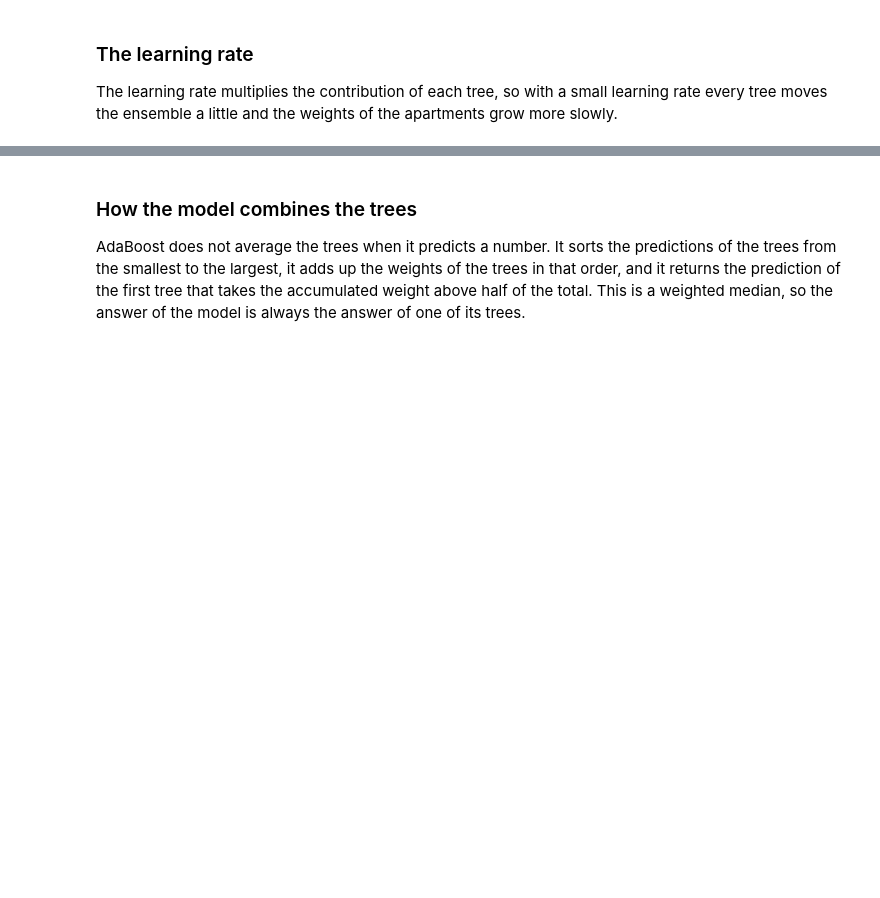
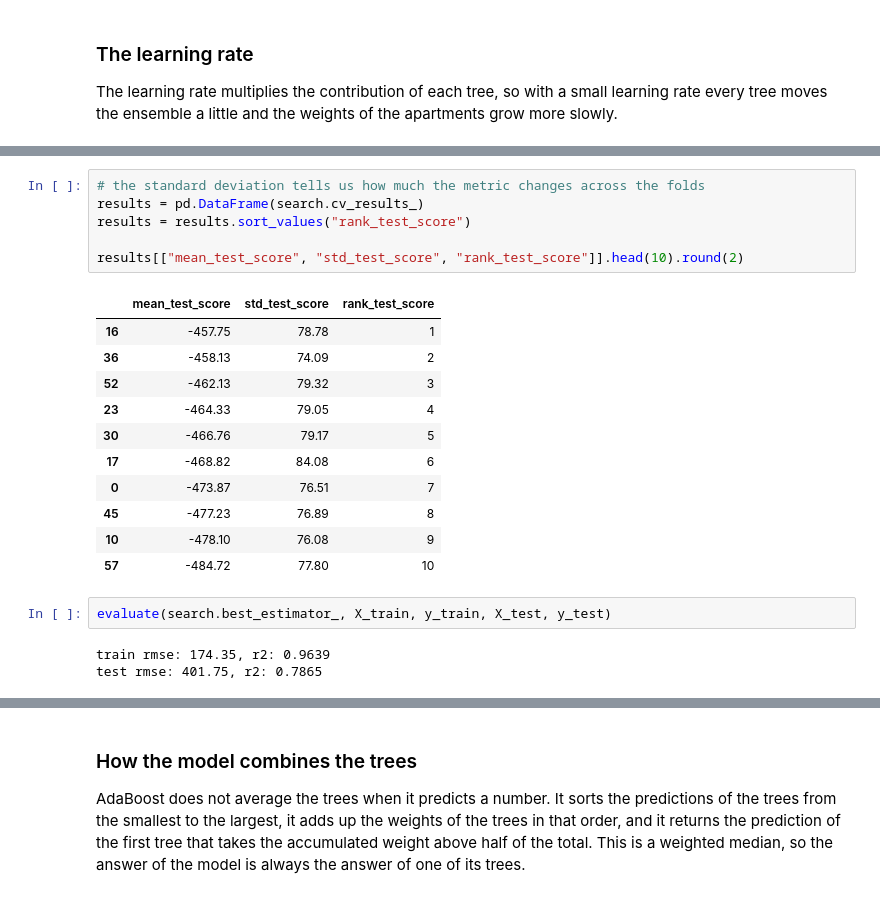
Before and after one commit to trainindata/master-tree-ensemble-models, a Jupyter notebook: 03-boosting/02-adaboost-regression.ipynb, the cells around one changed output, grey strips where cells are left out. Cells and saved outputs as stored; diff of their text form; blank space fills up the shorter version.

```diff
--- a/03-boosting/02-adaboost-regression.ipynb
+++ b/03-boosting/02-adaboost-regression.ipynb
@@ -179,0 +305,23 @@ evaluate(ada, X_train, y_train, X_test, y_test)
+# %%
+# the standard deviation tells us how much the metric changes across the folds
+results = pd.DataFrame(search.cv_results_)
+results = results.sort_values("rank_test_score")
+
+results[["mean_test_score", "std_test_score", "rank_test_score"]].head(10).round(2)
+# %% [output]
+|  | mean_test_score | std_test_score | rank_test_score |
+| 16 | -457.75 | 78.78 | 1 |
+| 36 | -458.13 | 74.09 | 2 |
+| 52 | -462.13 | 79.32 | 3 |
+| 23 | -464.33 | 79.05 | 4 |
+| 30 | -466.76 | 79.17 | 5 |
+| 17 | -468.82 | 84.08 | 6 |
+| 0 | -473.87 | 76.51 | 7 |
+| 45 | -477.23 | 76.89 | 8 |
+| 10 | -478.10 | 76.08 | 9 |
+| 57 | -484.72 | 77.80 | 10 |
+# %%
+evaluate(search.best_estimator_, X_train, y_train, X_test, y_test)
+# %% [output]
+train rmse: 174.35, r2: 0.9639
+test rmse: 401.75, r2: 0.7865
```
Also changed, not shown: parts of 31 cells of this notebook, 4 other files.
